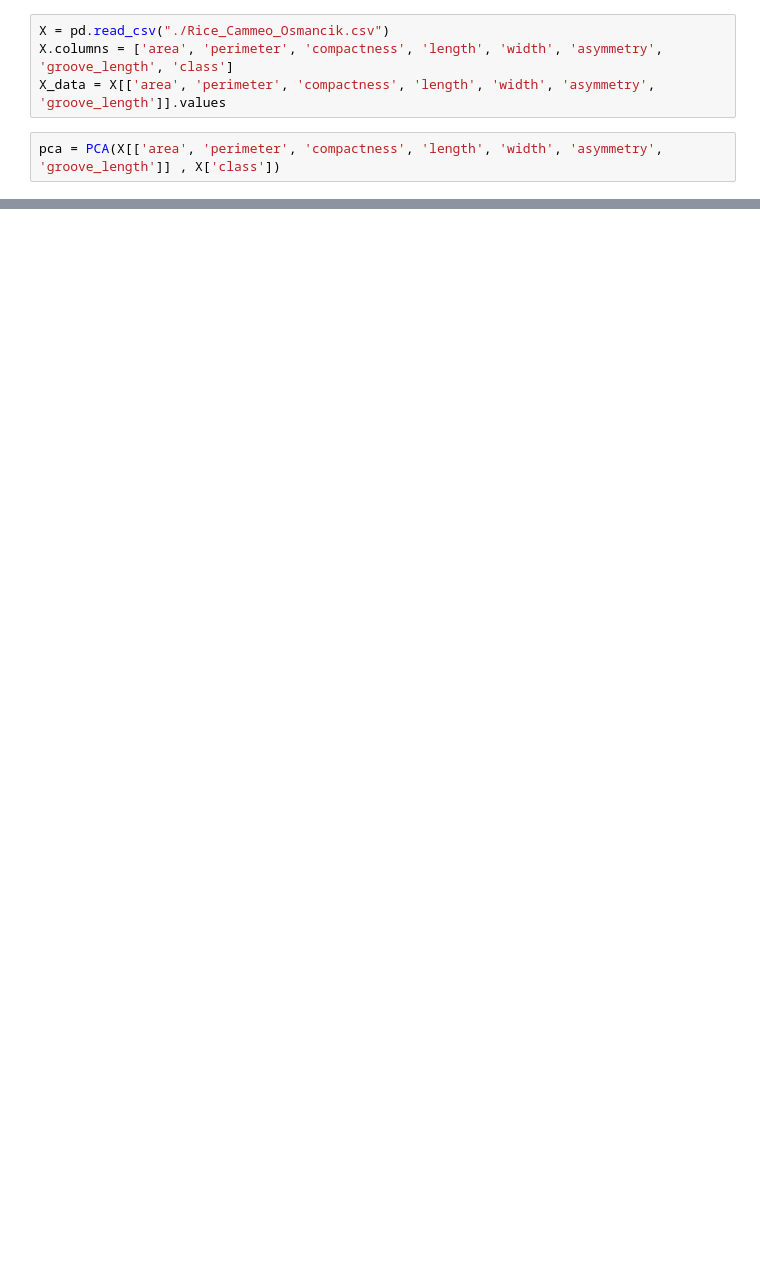
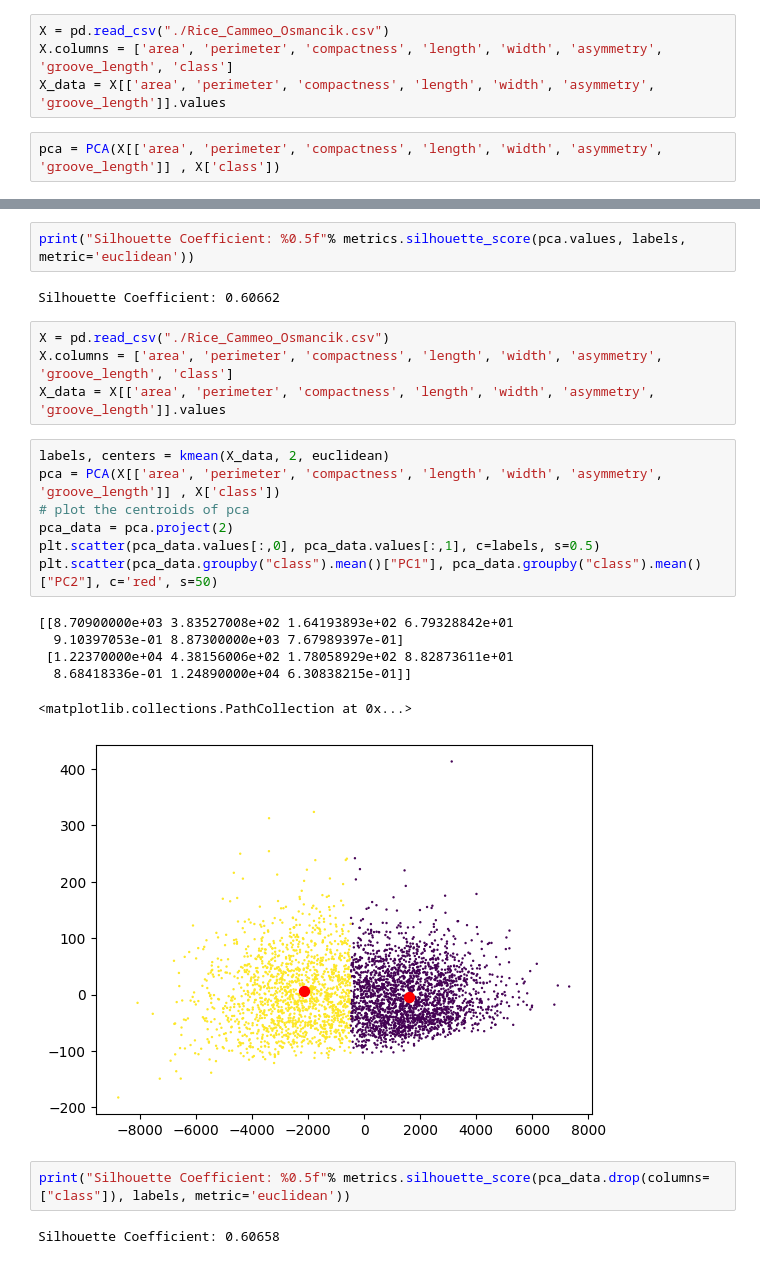
Before and after one commit to tung-ngt/ml2, a Jupyter notebook: labwork2/k-mean.ipynb, the cells around one changed output, grey strips where cells are left out. Cells and saved outputs as stored; diff of their text form; blank space fills up the shorter version.

```diff
--- a/labwork2/k-mean.ipynb
+++ b/labwork2/k-mean.ipynb
@@ -159,0 +165,26 @@ plt.scatter(centers[:,0], centers[:,1], c="red")
+# %%
+print("Silhouette Coefficient: %0.5f"% metrics.silhouette_score(pca.values, labels, metric='euclidean'))
+# %% [output]
+Silhouette Coefficient: 0.60662
+# %%
+X = pd.read_csv("./Rice_Cammeo_Osmancik.csv")
+X.columns = ['area', 'perimeter', 'compactness', 'length', 'width', 'asymmetry', 'groove_length', 'class']
+X_data = X[['area', 'perimeter', 'compactness', 'length', 'width', 'asymmetry', 'groove_length']].values
+# %%
+labels, centers = kmean(X_data, 2, euclidean)
+pca = PCA(X[['area', 'perimeter', 'compactness', 'length', 'width', 'asymmetry', 'groove_length']] , X['class'])
+# plot the centroids of pca
+pca_data = pca.project(2)
+plt.scatter(pca_data.values[:,0], pca_data.values[:,1], c=labels, s=0.5)
+plt.scatter(pca_data.groupby("class").mean()["PC1"], pca_data.groupby("class").mean()["PC2"], c='red', s=50)
+# %% [output]
+[[8.70900000e+03 3.83527008e+02 1.64193893e+02 6.79328842e+01
+  9.10397053e-01 8.87300000e+03 7.67989397e-01]
+ [1.22370000e+04 4.38156006e+02 1.78058929e+02 8.82873611e+01
+  8.68418336e-01 1.24890000e+04 6.30838215e-01]]
+<matplotlib.collections.PathCollection at 0x...>
+[figure, added]
+# %%
+print("Silhouette Coefficient: %0.5f"% metrics.silhouette_score(pca_data.drop(columns=["class"]), labels, metric='euclidean'))
+# %% [output]
+Silhouette Coefficient: 0.60658
```
Also changed, not shown: parts of 4 cells of this notebook, 11 other files.
